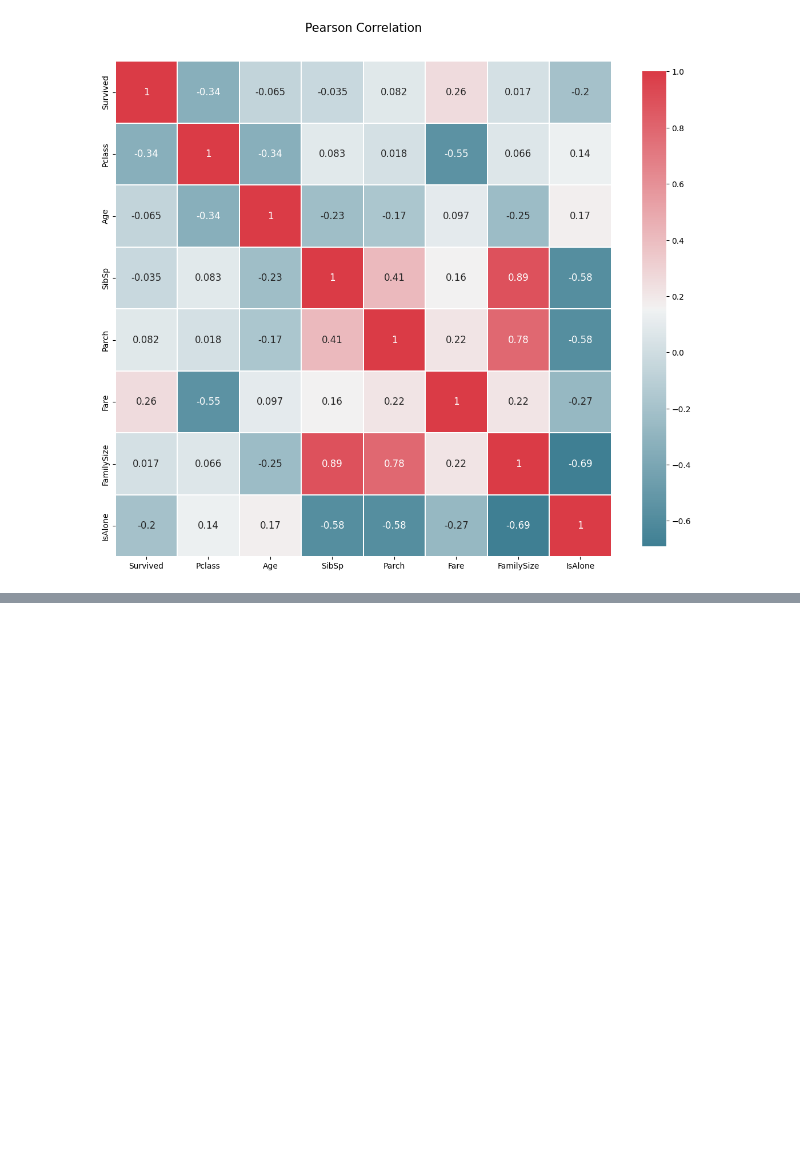
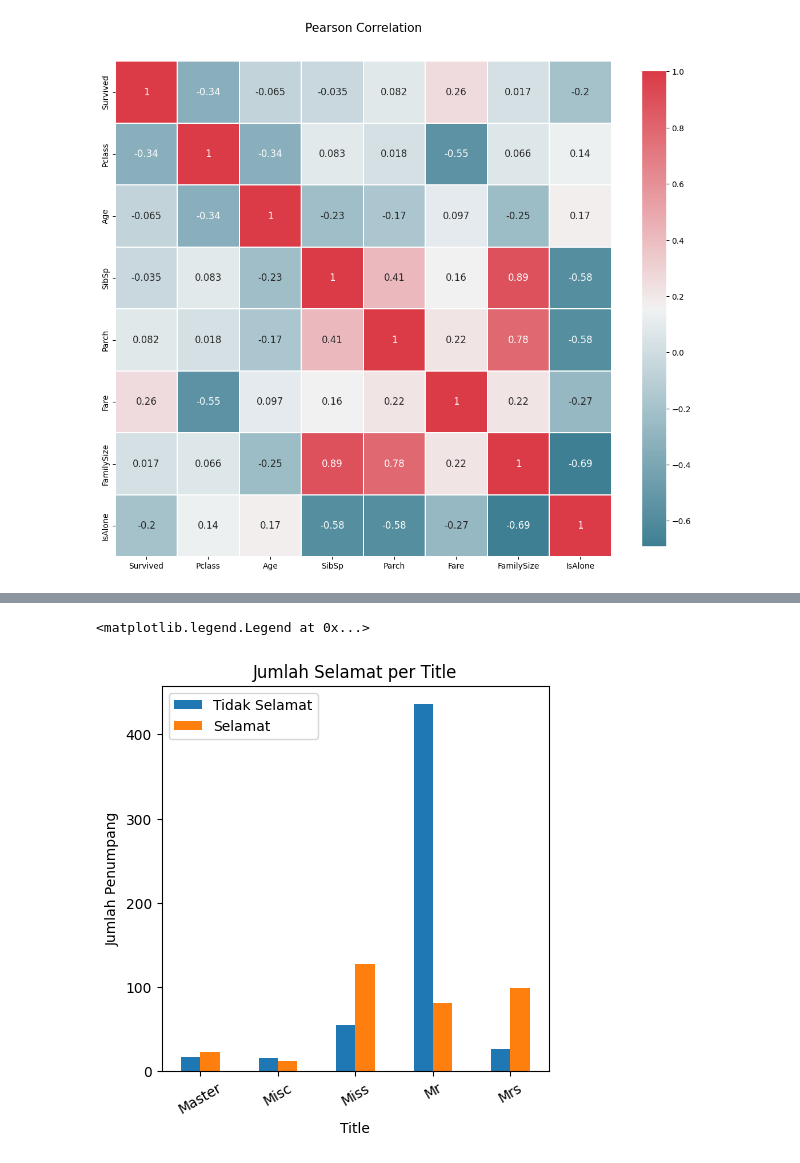
Before and after one commit to AnindyaNaura12/Data-Mining, a Jupyter notebook: fixing_visualization_data.ipynb, the cells around one changed output, grey strips where cells are left out. Drawn from its saved outputs; the diff is of its cells as text; code cells hidden in the pictures; blank space fills up the shorter version.

```diff
--- a/fixing_visualization_data.ipynb
+++ b/fixing_visualization_data.ipynb
@@ -400,0 +429,14 @@ correlation_heatmap(data1)
+# %%
+# Bar Chart: Jumlah Selamat per Title
+fig1, ax = plt.subplots(figsize=(5,5))
+
+title_surv = data1.groupby(['Title', 'Survived']).size().unstack(fill_value=0)
+title_surv.plot(kind='bar', ax=ax)
+ax.set_title('Jumlah Selamat per Title')
+ax.set_xlabel('Title')
+ax.set_ylabel('Jumlah Penumpang')
+ax.set_xticklabels(ax.get_xticklabels(), rotation=30)
+ax.legend(['Tidak Selamat', 'Selamat'])
+# %% [output]
+<matplotlib.legend.Legend at 0x...>
+[figure, added]
```
Also changed, not shown: parts of 6 cells of this notebook.
